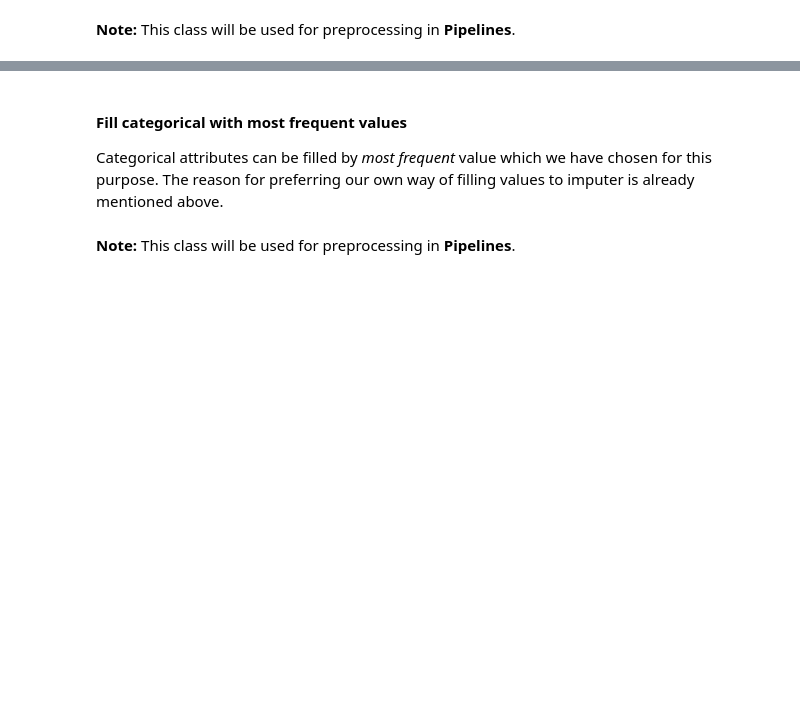
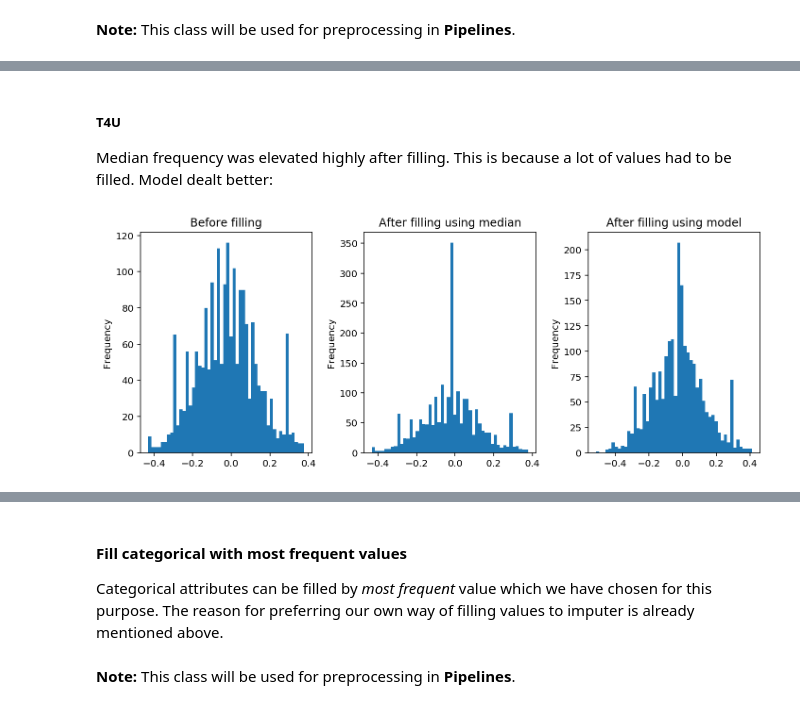
Before and after one commit to pmacinec/iau-project, a Jupyter notebook: macinec_janik_project1_preprocessing.ipynb, the cells around one changed output, grey strips where cells are left out. Saved outputs shown, nothing was run; the diff lists cells and outputs as text; code cells hidden in the pictures; blank space fills up the shorter version.

```diff
--- a/macinec_janik_project1_preprocessing.ipynb
+++ b/macinec_janik_project1_preprocessing.ipynb
@@ -96,15 +96,15 @@ def compare_filling(before, aggregation, model):
     plt.rcParams['figure.figsize'] = (10, 4)
 
     plt.subplot(1, 3, 1)
-    before.plot(kind='hist', bins=100)
+    before.plot(kind='hist', bins=50)
     plt.title('Before filling')
 
     plt.subplot(1, 3, 2)
-    aggregation.plot(kind='hist', bins=100)
+    aggregation.plot(kind='hist', bins=50)
     plt.title('After filling using median')
 
     plt.subplot(1, 3, 3)
-    model.plot(kind='hist', bins=100)
+    model.plot(kind='hist', bins=50)
     plt.title('After filling using model')
 
     plt.tight_layout()
@@ -973,0 +925,13 @@ compare_filling(only_normalized['FTI'], filled_median['FTI'], filled_model['FTI'
+# %%
+lr = LinearRegression()
+fill_lr_ppl = Pipeline([
+                ('flr_T4U', NumModelFiller('T4U', lr)),
+                ('flr_TT4', NumModelFiller('TT4', lr)),
+                ('flr_T3', NumModelFiller('T3', lr)),
+                ('flr_TSH', NumModelFiller('TSH', lr)),
+                ('flr_FTI', NumModelFiller('FTI', lr)),
+                ('flr_age', NumModelFiller('age', lr))
+            ])
+fill_median_ppl = Pipeline([
+                        ('median_filling', NumMedianFiller(['T4U', 'TT4', 'T3', 'TSH', 'FTI', 'age']))
+                    ])
@@ -973,0 +940,3 @@ compare_filling(only_normalized['FTI'], filled_median['FTI'], filled_model['FTI'
+# %%
+# Missing values filled using Linear Regression
+filled_model = fill_lr_ppl.fit_transform(normalized_replaced)
@@ -973,0 +950,3 @@ compare_filling(only_normalized['FTI'], filled_median['FTI'], filled_model['FTI'
+# %%
+# Missing values filled using median
+filled_median = fill_median_ppl.fit_transform(normalized_replaced)
@@ -973,0 +959,8 @@ compare_filling(only_normalized['FTI'], filled_median['FTI'], filled_model['FTI'
+# %% [markdown]
+##### T4U
+
+Median frequency was elevated highly after filling. This is because a lot of values had to be filled. Model dealt better:
+# %%
+compare_filling(normalized_replaced['T4U'], filled_median['T4U'], filled_model['T4U'])
+# %% [output]
+[figure, added]
```
Also changed, not shown: parts of 70 cells of this notebook.
